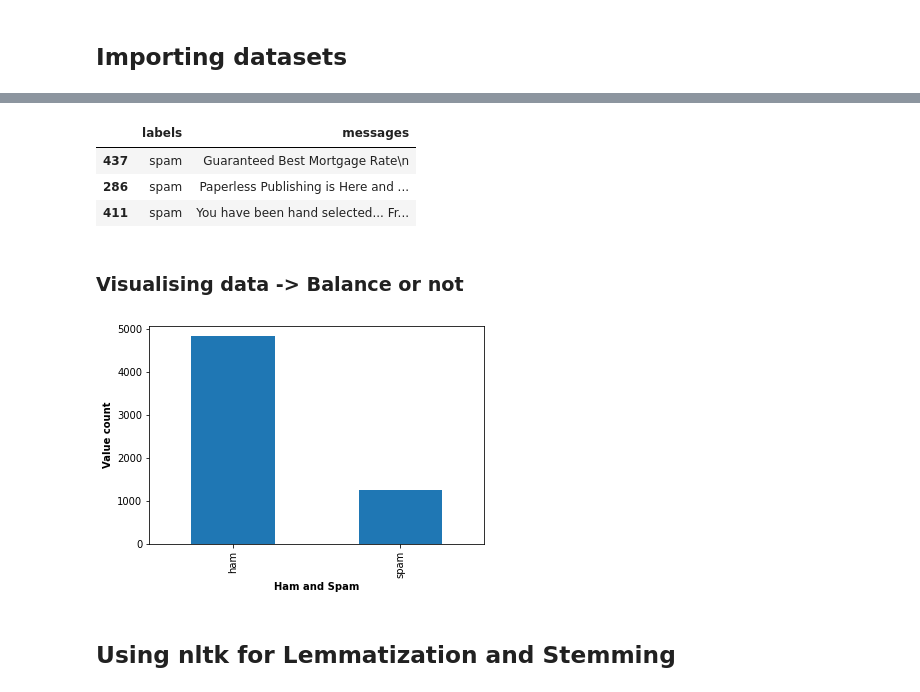
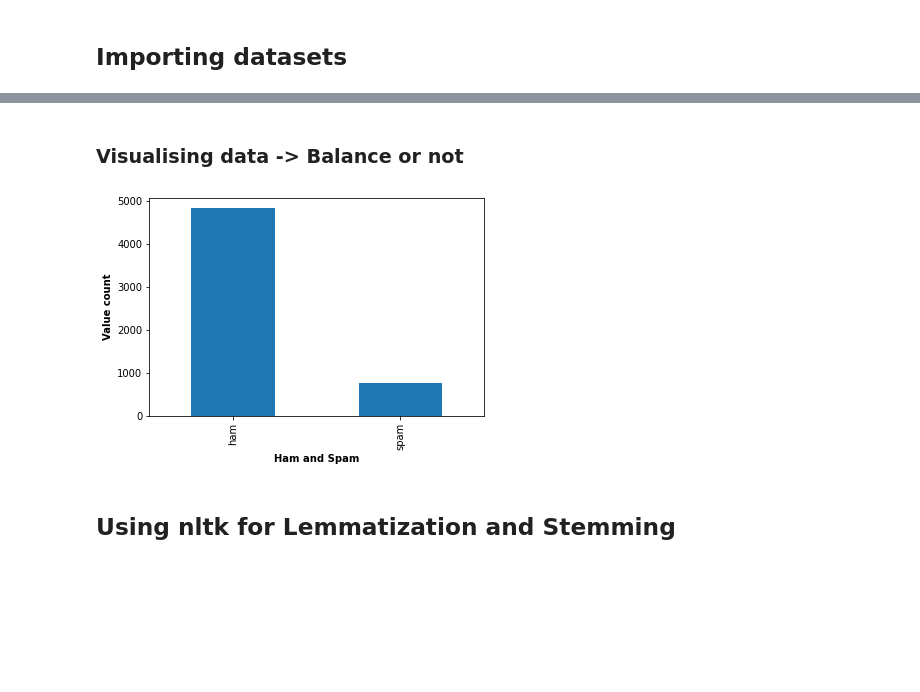
Before and after one commit to lkarjun/spam-classifier, a Jupyter notebook: spam_classifer.ipynb, the cells around one changed output, grey strips where cells are left out. Saved outputs shown, nothing was run; the diff lists cells and outputs as text; code cells hidden in the pictures; blank space fills up the shorter version.

```diff
--- a/spam_classifer.ipynb
+++ b/spam_classifer.ipynb
@@ -69,8 +36,0 @@ for filename in glob.glob(path):
-# %%
-spam_ham_email = pd.DataFrame(data = full_data, columns=['labels', 'messages'])
-spam_ham_email.sample(3)
-# %% [output]
-|  | labels | messages |
-| 437 | spam | Guaranteed Best Mortgage Rate\n |
-| 286 | spam | Paperless Publishing is Here and ... |
-| 411 | spam | You have been hand selected... Fr... |
@@ -79,12 +37,12 @@ data = pd.concat([spam_ham_email, spam_ham_sms])
 # %% [markdown]
 ### Visualising data -> Balance or not
 # %%
-pd.value_counts(data['labels']).plot.bar()
+pd.value_counts(spam_ham_sms['labels']).plot.bar()
 plt.ylabel("Value count", weight='bold')
 plt.xlabel("Ham and Spam", weight='bold')
 plt.show()
 # %% [output]
-[figure, old version]
+[figure, new version]
 # %% [markdown]
 ## Using nltk for Lemmatization and Stemming
 # %%
```
Also changed, not shown: parts of 26 cells of this notebook.
